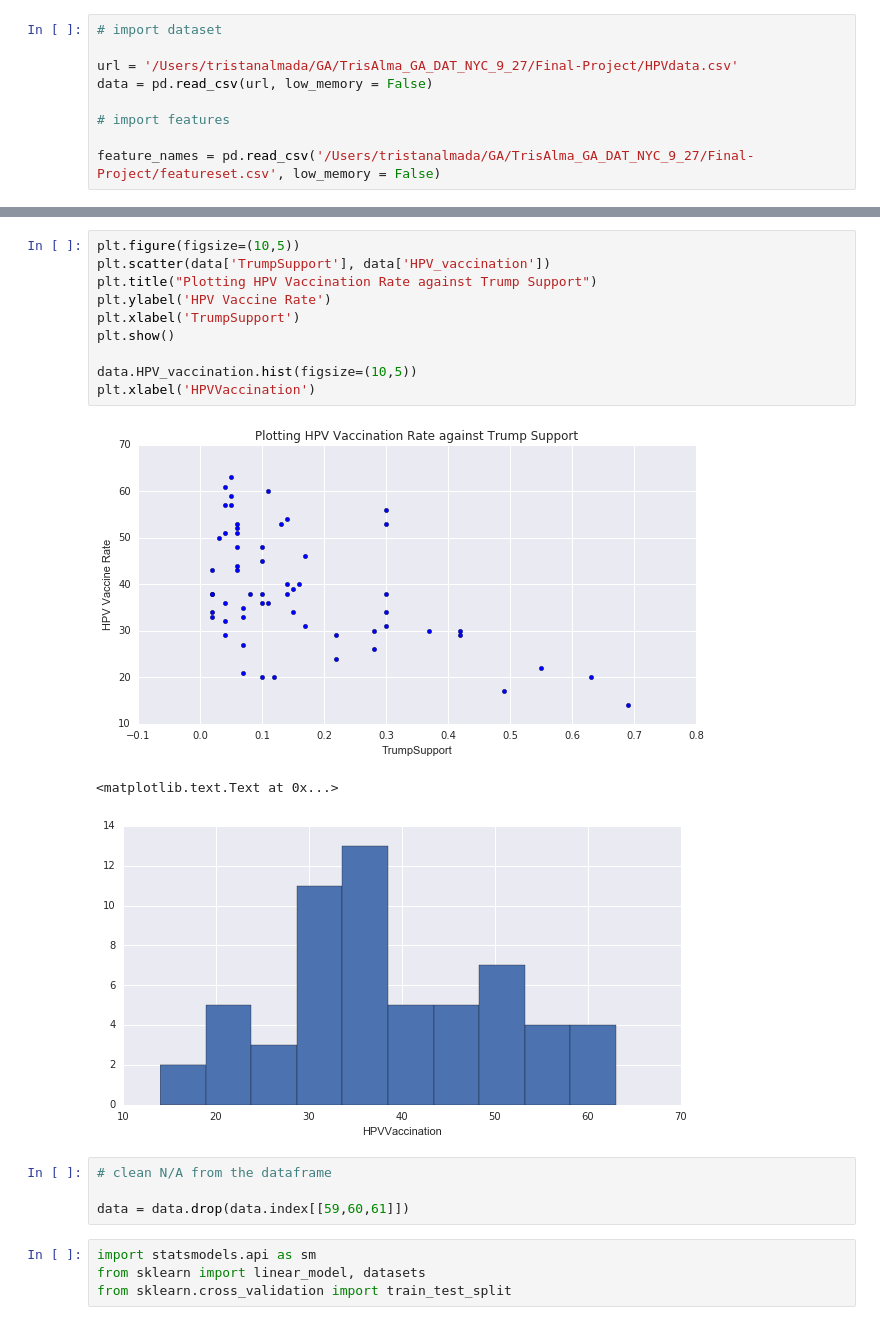
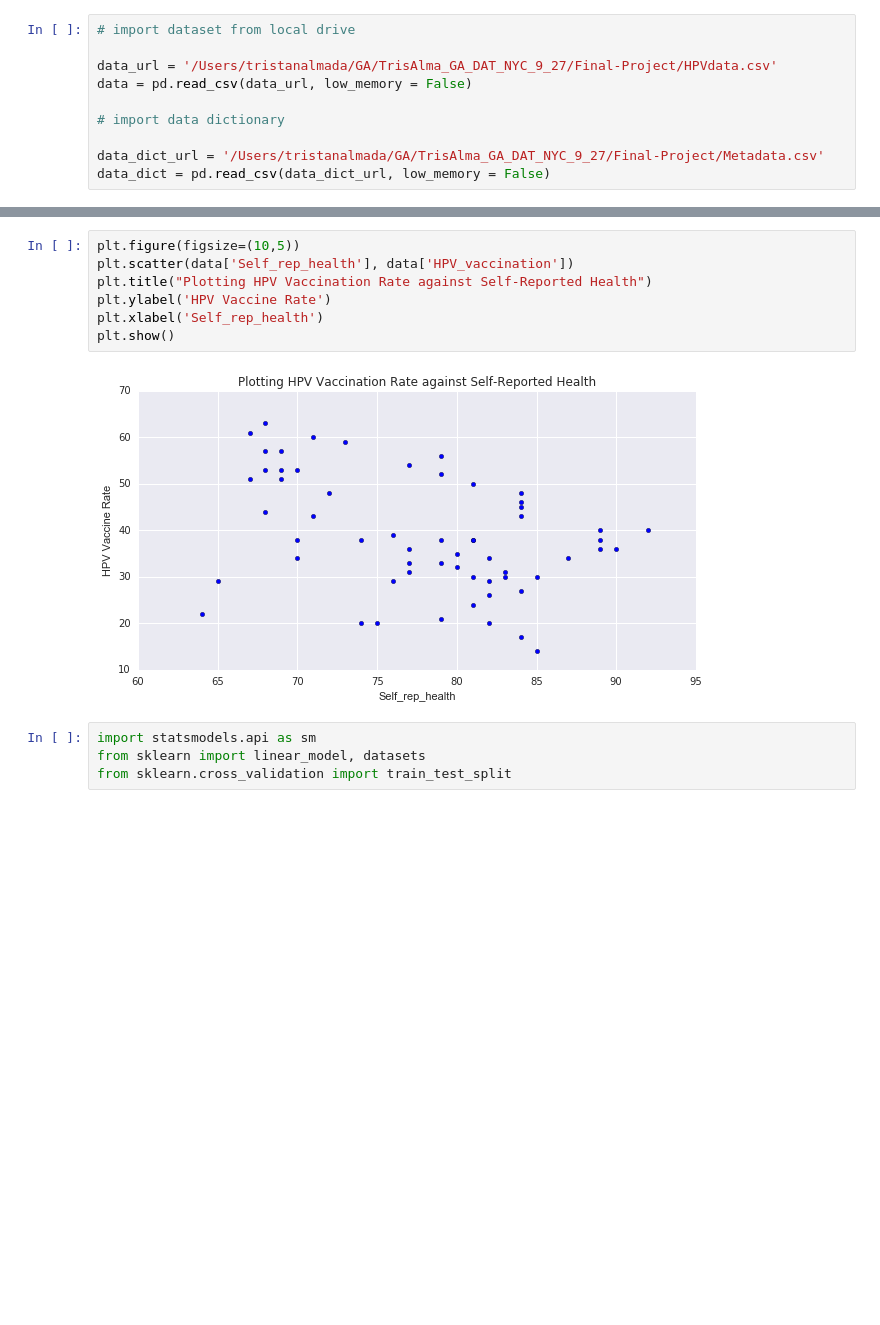
Before and after one commit to almatee/TrisAlma_GA_DAT_NYC_9_27, a Jupyter notebook: Final-Project/Code.ipynb, the cells around one changed output, grey strips where cells are left out. Drawn from its saved outputs; the diff is of its cells as text; blank space fills up the shorter version.

```diff
--- a/Final-Project/Code.ipynb
+++ b/Final-Project/Code.ipynb
@@ -9,10 +7,11 @@ from matplotlib import pyplot as plt
 %matplotlib inline
 # %%
-# import dataset
+# import dataset from local drive
 
-url = '/Users/tristanalmada/GA/TrisAlma_GA_DAT_NYC_9_27/Final-Project/HPVdata.csv'
-data = pd.read_csv(url, low_memory = False)
+data_url = '/Users/tristanalmada/GA/TrisAlma_GA_DAT_NYC_9_27/Final-Project/HPVdata.csv'
+data = pd.read_csv(data_url, low_memory = False)
 
-# import features
+# import data dictionary
 
-feature_names = pd.read_csv('/Users/tristanalmada/GA/TrisAlma_GA_DAT_NYC_9_27/Final-Project/featureset.csv', low_memory = False)
+data_dict_url = '/Users/tristanalmada/GA/TrisAlma_GA_DAT_NYC_9_27/Final-Project/Metadata.csv'
+data_dict = pd.read_csv(data_dict_url, low_memory = False)
@@ -44,21 +149,12 @@ feature_names.shape
 # %%
 plt.figure(figsize=(10,5))
-plt.scatter(data['TrumpSupport'], data['HPV_vaccination'])
-plt.title("Plotting HPV Vaccination Rate against Trump Support")
+plt.scatter(data['Self_rep_health'], data['HPV_vaccination'])
+plt.title("Plotting HPV Vaccination Rate against Self-Reported Health")
 plt.ylabel('HPV Vaccine Rate')
-plt.xlabel('TrumpSupport')
+plt.xlabel('Self_rep_health')
 plt.show()
-
-data.HPV_vaccination.hist(figsize=(10,5))
-plt.xlabel('HPVVaccination')
 # %% [output]
-[figure, old version]
+[figure, new version]
-<matplotlib.text.Text at 0x...>
-[figure, removed]
-# %%
-# clean N/A from the dataframe
-
-data = data.drop(data.index[[59,60,61]])
 # %%
 import statsmodels.api as sm
 from sklearn import linear_model, datasets
```
Also changed, not shown: parts of 69 cells of this notebook.
